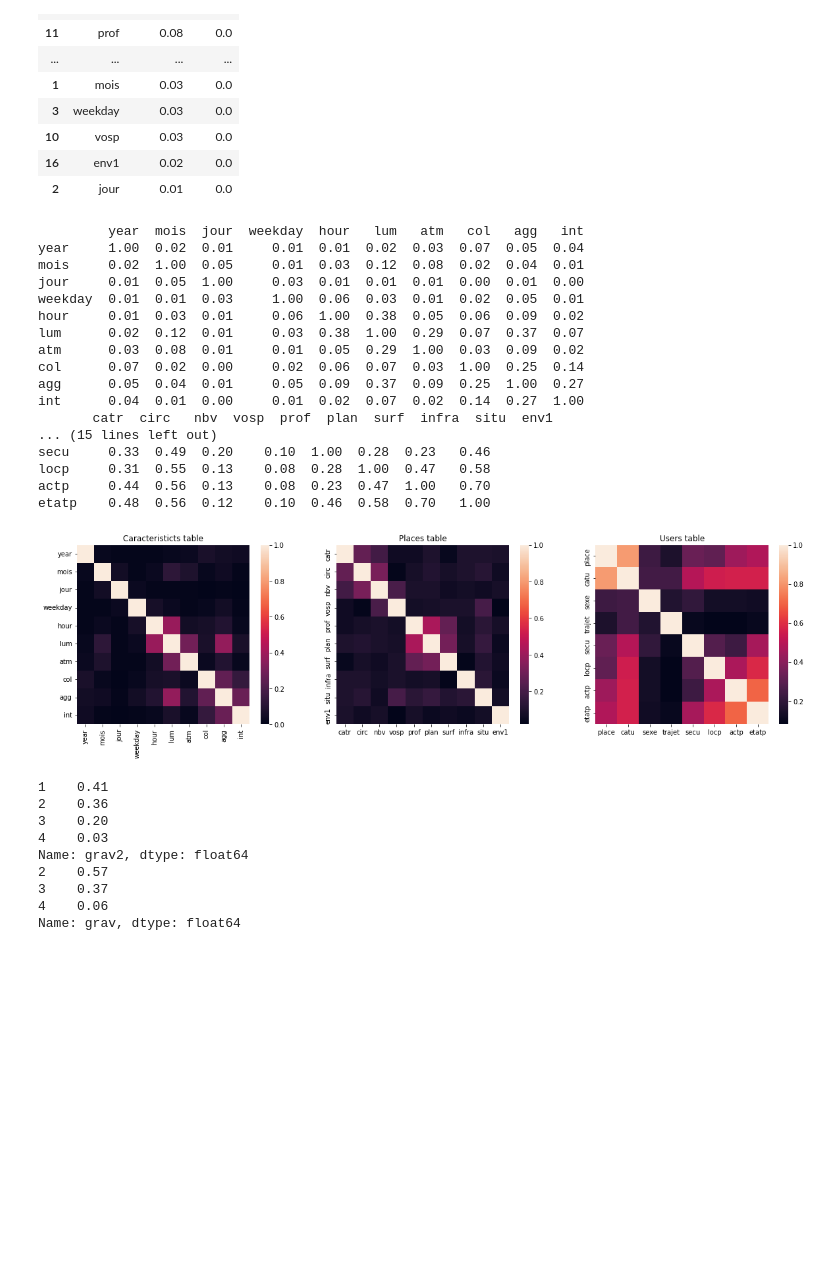
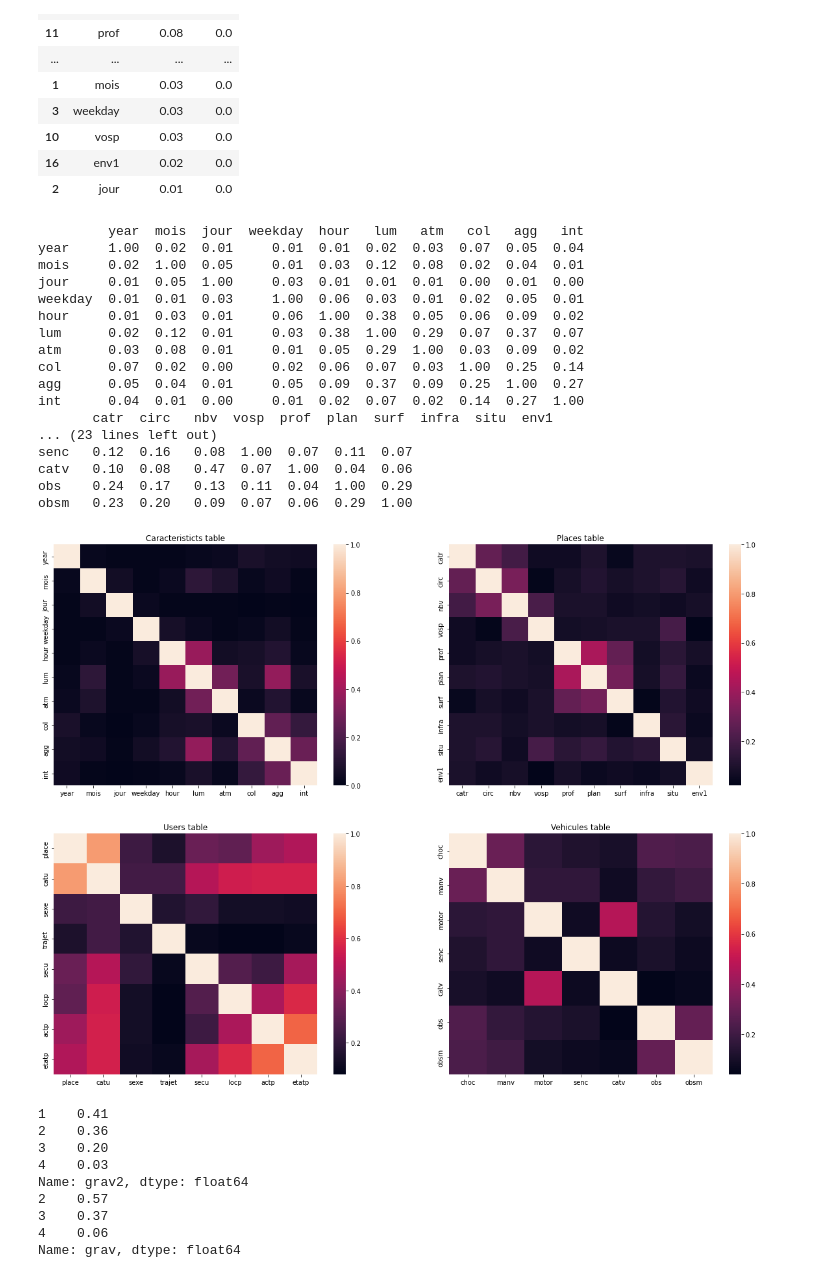
Before and after one commit to YacineHajjiDataScientist/20220814_dsProject, a Jupyter notebook: 20220821_projectDS.ipynb, the cells around one changed output. Cells and saved outputs as stored; diff of their text form; code cells hidden in the pictures; blank space fills up the shorter version.

```diff
--- a/20220821_projectDS.ipynb
+++ b/20220821_projectDS.ipynb
@@ -1748,9 +1848,12 @@ varList1Lieux = ['catr', 'circ', 'nbv', 'vosp', 'prof', 'plan', 'surf', 'infra',
 varList2Lieux = ['catr', 'circ', 'nbv', 'vosp', 'prof', 'plan', 'surf', 'infra', 'situ', 'env1']
 varList1Usagers = ['place', 'catu', 'sexe', 'trajet', 'secu', 'locp', 'actp', 'etatp']
 varList2Usagers = ['place', 'catu', 'sexe', 'trajet', 'secu', 'locp', 'actp', 'etatp']
+varList1Vehicules = ['choc', 'manv', 'motor', 'senc', 'catv', 'obs', 'obsm']
+varList2Vehicules = ['choc', 'manv', 'motor', 'senc', 'catv', 'obs', 'obsm']
 resMatrixCarac = pd.DataFrame(np.zeros(shape=(len(varList1Carac), len(varList2Carac))), index=varList1Carac, columns=varList2Carac)
 resMatrixLieux = pd.DataFrame(np.zeros(shape=(len(varList1Lieux), len(varList2Lieux))), index=varList1Lieux, columns=varList2Lieux)
 resMatrixUsagers = pd.DataFrame(np.zeros(shape=(len(varList1Usagers), len(varList2Usagers))), index=varList1Usagers, columns=varList2Usagers)
+resMatrixVehicules = pd.DataFrame(np.zeros(shape=(len(varList1Vehicules), len(varList2Vehicules))), index=varList1Vehicules, columns=varList2Vehicules)
 
 ### Filling dataframe (Carac)
 for i in varList1Carac:
@@ -1767,39 +1870,47 @@ for i in varList1Usagers:
     for j in varList2Usagers:
         tab = pd.crosstab(dfUsagers[i], dfUsagers[j])
         resMatrixUsagers[j][i] = round(V_cramer(tab, tab.sum().sum()), 2)
+### Filling dataframe (Vehicules)
+for i in varList1Vehicules:
+    for j in varList2Vehicules:
+        tab = pd.crosstab(dfVehicules[i], dfVehicules[j])
+        resMatrixVehicules[j][i] = round(V_cramer(tab, tab.sum().sum()), 2)
 # %%
 # Display VCramer dataframes
-fig, ax = plt.subplots(1, 3, figsize=(20, 5))
-sns.heatmap(resMatrixCarac, ax=ax[0])
-ax[0].set_title('Caracteristicts table')
-sns.heatmap(resMatrixLieux, ax=ax[1])
-ax[1].set_title('Places table')
-sns.heatmap(resMatrixUsagers, ax=ax[2])
-ax[2].set_title('Users table');
+fig, ax = plt.subplots(2, 2, figsize=(20, 15))
+sns.heatmap(resMatrixCarac, ax=ax[0, 0])
+ax[0, 0].set_title('Caracteristicts table')
+sns.heatmap(resMatrixLieux, ax=ax[0, 1])
+ax[0, 1].set_title('Places table')
+sns.heatmap(resMatrixUsagers, ax=ax[1, 0])
+ax[1, 0].set_title('Users table');
+sns.heatmap(resMatrixVehicules, ax=ax[1, 1])
+ax[1, 1].set_title('Vehicules table');
 
 # Display raw VCramer dataframes
 print(resMatrixCarac)
 print(resMatrixLieux)
 print(resMatrixUsagers)
+print(resMatrixVehicules)
 # %% [output]
          year  mois  jour  weekday  hour   lum   atm   col   agg   int
 year     1.00  0.02  0.01     0.01  0.01  0.02  0.03  0.07  0.05  0.04
 mois     0.02  1.00  0.05     0.01  0.03  0.12  0.08  0.02  0.04  0.01
 jour     0.01  0.05  1.00     0.03  0.01  0.01  0.01  0.00  0.01  0.00
 weekday  0.01  0.01  0.03     1.00  0.06  0.03  0.01  0.02  0.05  0.01
 hour     0.01  0.03  0.01     0.06  1.00  0.38  0.05  0.06  0.09  0.02
 lum      0.02  0.12  0.01     0.03  0.38  1.00  0.29  0.07  0.37  0.07
 atm      0.03  0.08  0.01     0.01  0.05  0.29  1.00  0.03  0.09  0.02
 col      0.07  0.02  0.00     0.02  0.06  0.07  0.03  1.00  0.25  0.14
 agg      0.05  0.04  0.01     0.05  0.09  0.37  0.09  0.25  1.00  0.27
 int      0.04  0.01  0.00     0.01  0.02  0.07  0.02  0.14  0.27  1.00
        catr  circ   nbv  vosp  prof  plan  surf  infra  situ  env1
-... (15 lines left out)
-secu     0.33  0.49  0.20    0.10  1.00  0.28  0.23   0.46
-locp     0.31  0.55  0.13    0.08  0.28  1.00  0.47   0.58
-actp     0.44  0.56  0.13    0.08  0.23  0.47  1.00   0.70
-etatp    0.48  0.56  0.12    0.10  0.46  0.58  0.70   1.00
+... (23 lines left out)
+senc   0.12  0.16   0.08  1.00  0.07  0.11  0.07
+catv   0.10  0.08   0.47  0.07  1.00  0.04  0.06
+obs    0.24  0.17   0.13  0.11  0.04  1.00  0.29
+obsm   0.23  0.20   0.09  0.07  0.06  0.29  1.00
-[figure, old version]
+[figure, new version]
 # %%
 # Proportions
 propUsagersGrav = round(dfUsagers.grav2.value_counts(normalize=True), 2)
```
Also changed, not shown: parts of 13 cells of this notebook.
